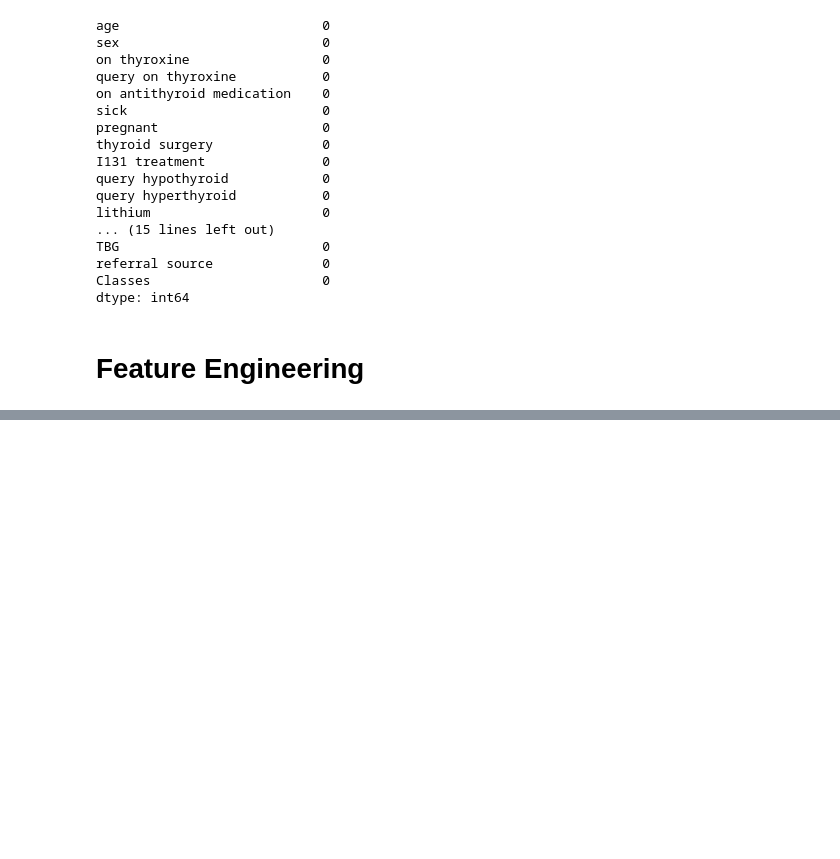
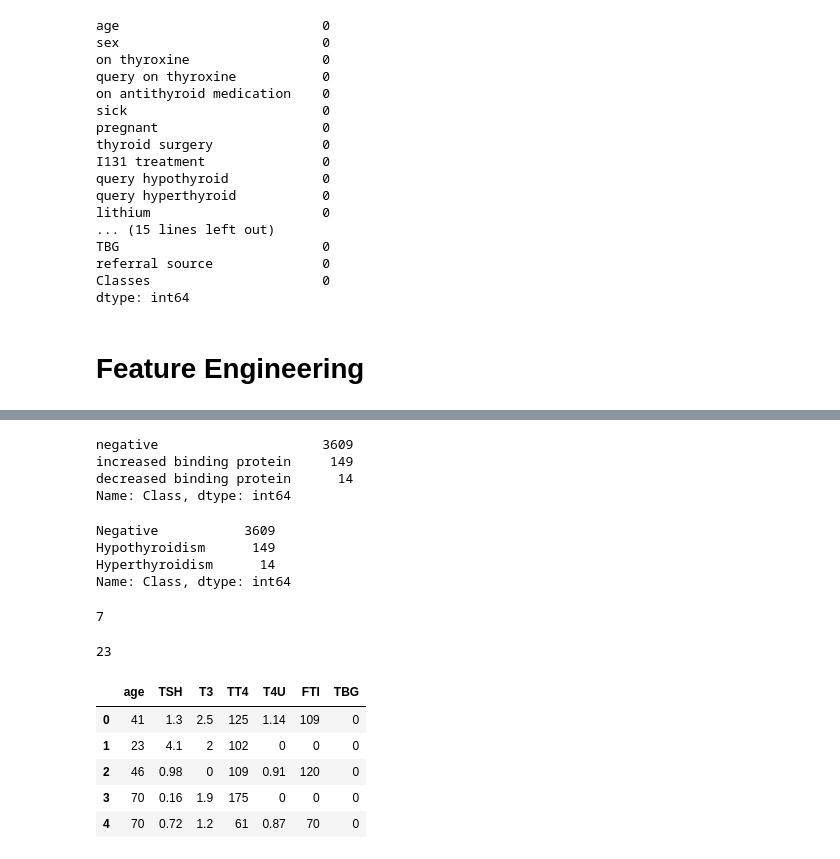
Before and after one commit to PoojaDasIndia/Thyroid-Disease-Detection, a Jupyter notebook: Thyroid Disease Detection.ipynb, the cells around one changed output, grey strips where cells are left out. Drawn from its saved outputs; the diff is of its cells as text; code cells hidden in the pictures; blank space fills up the shorter version.

```diff
--- a/Thyroid Disease Detection.ipynb
+++ b/Thyroid Disease Detection.ipynb
@@ -252,3 +250,5 @@ data.head()
+# %%
+data['Class'] = data['Classes'].copy()
 # %%
 data.drop(columns='referral source',inplace=True)
 # %%
@@ -279,0 +275,7 @@ data.apply(lambda x : x.replace('?','0'))
+# %%
+data['Class'].value_counts()
+# %% [output]
+negative                     3609
+increased binding protein     149
+decreased binding protein      14
+Name: Class, dtype: int64
@@ -279,0 +284,27 @@ data.apply(lambda x : x.replace('?','0'))
+# %%
+data['Class'].value_counts()
+# %% [output]
+Negative           3609
+Hypothyroidism      149
+Hyperthyroidism      14
+Name: Class, dtype: int64
+# %%
+num_col = ['age','TSH','T3','TT4','T4U','FTI','TBG']
+len(num_col)
+# %% [output]
+7
+# %%
+cat_col = [col for col in data.columns if col not in num_col]
+len(cat_col)
+# %% [output]
+23
+# %%
+
+data[num_col].head()
+# %% [output]
+|  | age | TSH | T3 | TT4 | T4U | FTI | TBG |
+| 0 | 41 | 1.3 | 2.5 | 125 | 1.14 | 109 | 0 |
+| 1 | 23 | 4.1 | 2 | 102 | 0 | 0 | 0 |
+| 2 | 46 | 0.98 | 0 | 109 | 0.91 | 120 | 0 |
+| 3 | 70 | 0.16 | 1.9 | 175 | 0 | 0 | 0 |
+| 4 | 70 | 0.72 | 1.2 | 61 | 0.87 | 70 | 0 |
```
Also changed, not shown: parts of 12 cells of this notebook.
